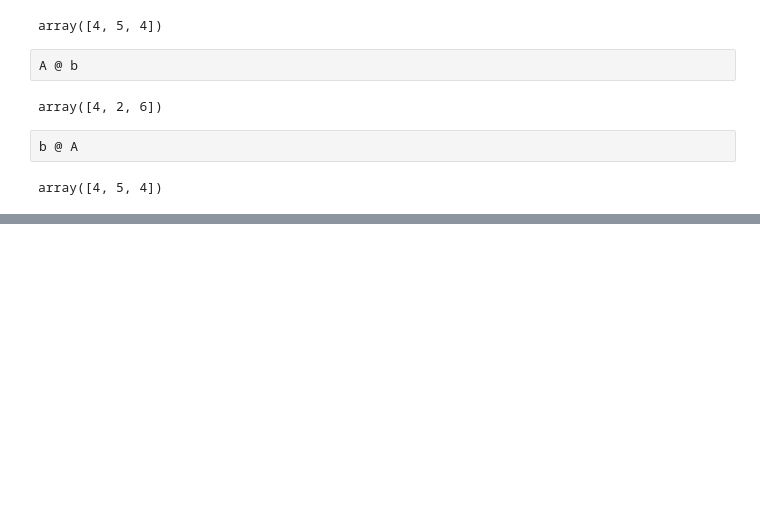
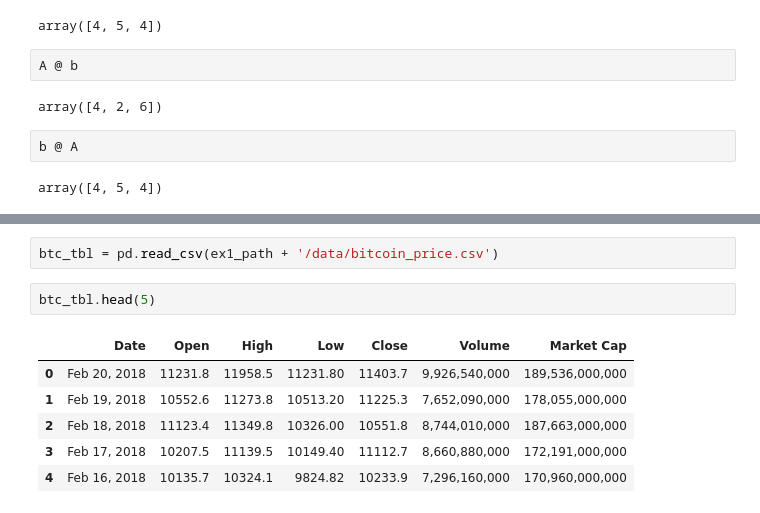
Before and after one commit to angelacpd/Scientific_Python, a Jupyter notebook: UFSC/Ex_1/Ex1_Solution.ipynb, the cells around one changed output, grey strips where cells are left out. Drawn from its saved outputs; the diff is of its cells as text; blank space fills up the shorter version.

```diff
--- a/UFSC/Ex_1/Ex1_Solution.ipynb
+++ b/UFSC/Ex_1/Ex1_Solution.ipynb
@@ -116,0 +139,11 @@ array([4, 5, 4])
+# %%
+btc_tbl = pd.read_csv(ex1_path + '/data/bitcoin_price.csv')
+# %%
+btc_tbl.head(5)
+# %% [output]
+|  | Date | Open | High | Low | Close | Volume | Market Cap |
+| 0 | Feb 20, 2018 | 11231.8 | 11958.5 | 11231.80 | 11403.7 | 9,926,540,000 | 189,536,000,000 |
+| 1 | Feb 19, 2018 | 10552.6 | 11273.8 | 10513.20 | 11225.3 | 7,652,090,000 | 178,055,000,000 |
+| 2 | Feb 18, 2018 | 11123.4 | 11349.8 | 10326.00 | 10551.8 | 8,744,010,000 | 187,663,000,000 |
+| 3 | Feb 17, 2018 | 10207.5 | 11139.5 | 10149.40 | 11112.7 | 8,660,880,000 | 172,191,000,000 |
+| 4 | Feb 16, 2018 | 10135.7 | 10324.1 | 9824.82 | 10233.9 | 7,296,160,000 | 170,960,000,000 |
```
Also changed, not shown: parts of 29 cells of this notebook.
